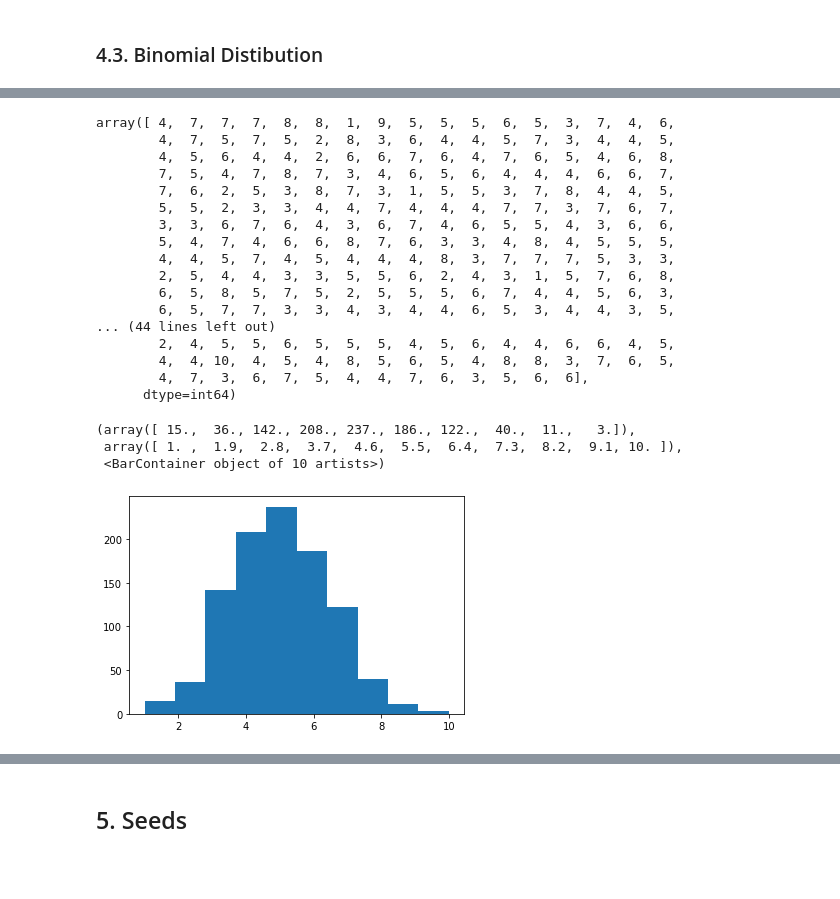
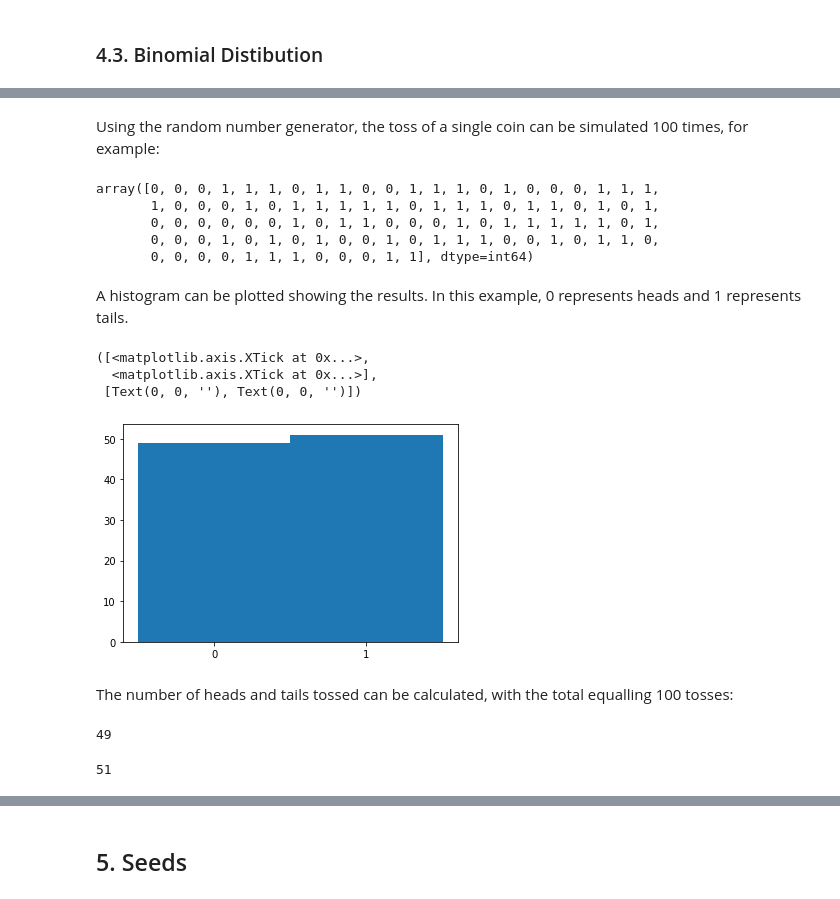
Before and after one commit to AndyWalker81/ProgrammingForDataAnalysis_Assessment, a Jupyter notebook: numpy-random.ipynb, the cells around one changed output, grey strips where cells are left out. Saved outputs shown, nothing was run; the diff lists cells and outputs as text; code cells hidden in the pictures; blank space fills up the shorter version.

Commit message:
Update Binomial, start multinomial

```diff
--- a/numpy-random.ipynb
+++ b/numpy-random.ipynb
@@ -851,34 +870,35 @@ about the annual mean is small; a lower value of k, such as 1.5  indicates great
+# %% [markdown]
+Using the random number generator, the toss of a single coin can be simulated 100 times, for example:
 # %%
-rng = np.random.default_rng()
-
-n, p = 10, .5  # number of trials, probability of each trial
-
-s = rng.binomial(n, p, 1000)
-# result of flipping a coin 10 times, tested 1000 times.
+n = 1
+p = 0.5
-# %%
-s
-# %% [output]
-array([ 4,  7,  7,  7,  8,  8,  1,  9,  5,  5,  5,  6,  5,  3,  7,  4,  6,
-        4,  7,  5,  7,  5,  2,  8,  3,  6,  4,  4,  5,  7,  3,  4,  4,  5,
-        4,  5,  6,  4,  4,  2,  6,  6,  7,  6,  4,  7,  6,  5,  4,  6,  8,
-        7,  5,  4,  7,  8,  7,  3,  4,  6,  5,  6,  4,  4,  4,  6,  6,  7,
-        7,  6,  2,  5,  3,  8,  7,  3,  1,  5,  5,  3,  7,  8,  4,  4,  5,
-        5,  5,  2,  3,  3,  4,  4,  7,  4,  4,  4,  7,  7,  3,  7,  6,  7,
-        3,  3,  6,  7,  6,  4,  3,  6,  7,  4,  6,  5,  5,  4,  3,  6,  6,
-        5,  4,  7,  4,  6,  6,  8,  7,  6,  3,  3,  4,  8,  4,  5,  5,  5,
-        4,  4,  5,  7,  4,  5,  4,  4,  4,  8,  3,  7,  7,  7,  5,  3,  3,
-        2,  5,  4,  4,  3,  3,  5,  5,  6,  2,  4,  3,  1,  5,  7,  6,  8,
-        6,  5,  8,  5,  7,  5,  2,  5,  5,  5,  6,  7,  4,  4,  5,  6,  3,
-        6,  5,  7,  7,  3,  3,  4,  3,  4,  4,  6,  5,  3,  4,  4,  3,  5,
-... (44 lines left out)
-        2,  4,  5,  5,  6,  5,  5,  5,  4,  5,  6,  4,  4,  6,  6,  4,  5,
-        4,  4, 10,  4,  5,  4,  8,  5,  6,  5,  4,  8,  8,  3,  7,  6,  5,
-        4,  7,  3,  6,  7,  5,  4,  4,  7,  6,  3,  5,  6,  6],
-      dtype=int64)
+# %%
+s = rng.binomial(n, p, 100)
+s
+# %% [output]
+array([0, 0, 0, 1, 1, 1, 0, 1, 1, 0, 0, 1, 1, 1, 0, 1, 0, 0, 0, 1, 1, 1,
+       1, 0, 0, 0, 1, 0, 1, 1, 1, 1, 1, 0, 1, 1, 1, 0, 1, 1, 0, 1, 0, 1,
+       0, 0, 0, 0, 0, 0, 1, 0, 1, 1, 0, 0, 0, 1, 0, 1, 1, 1, 1, 1, 0, 1,
+       0, 0, 0, 1, 0, 1, 0, 1, 0, 0, 1, 0, 1, 1, 1, 0, 0, 1, 0, 1, 1, 0,
+       0, 0, 0, 0, 1, 1, 1, 0, 0, 0, 1, 1], dtype=int64)
+# %% [markdown]
+A histogram can be plotted showing the results. In this example, 0 represents heads and 1 represents tails.
 # %%
-plt.hist(s)
+bins = np.arange(3) - 0.5
+plt.hist(s, bins)
+plt.xticks(range(2))
 # %% [output]
-(array([ 15.,  36., 142., 208., 237., 186., 122.,  40.,  11.,   3.]),
- array([ 1. ,  1.9,  2.8,  3.7,  4.6,  5.5,  6.4,  7.3,  8.2,  9.1, 10. ]),
- <BarContainer object of 10 artists>)
+([<matplotlib.axis.XTick at 0x...>,
+  <matplotlib.axis.XTick at 0x...>],
+ [Text(0, 0, ''), Text(0, 0, '')])
-[figure, old version]
+[figure, new version]
+# %% [markdown]
+The number of heads and tails tossed can be calculated, with the total equalling 100 tosses:
+# %%
+sum(s == 0)
+# %% [output]
+49
+# %%
+sum (s == 1)
+# %% [output]
+51
```
Also changed, not shown: parts of 67 cells of this notebook.
